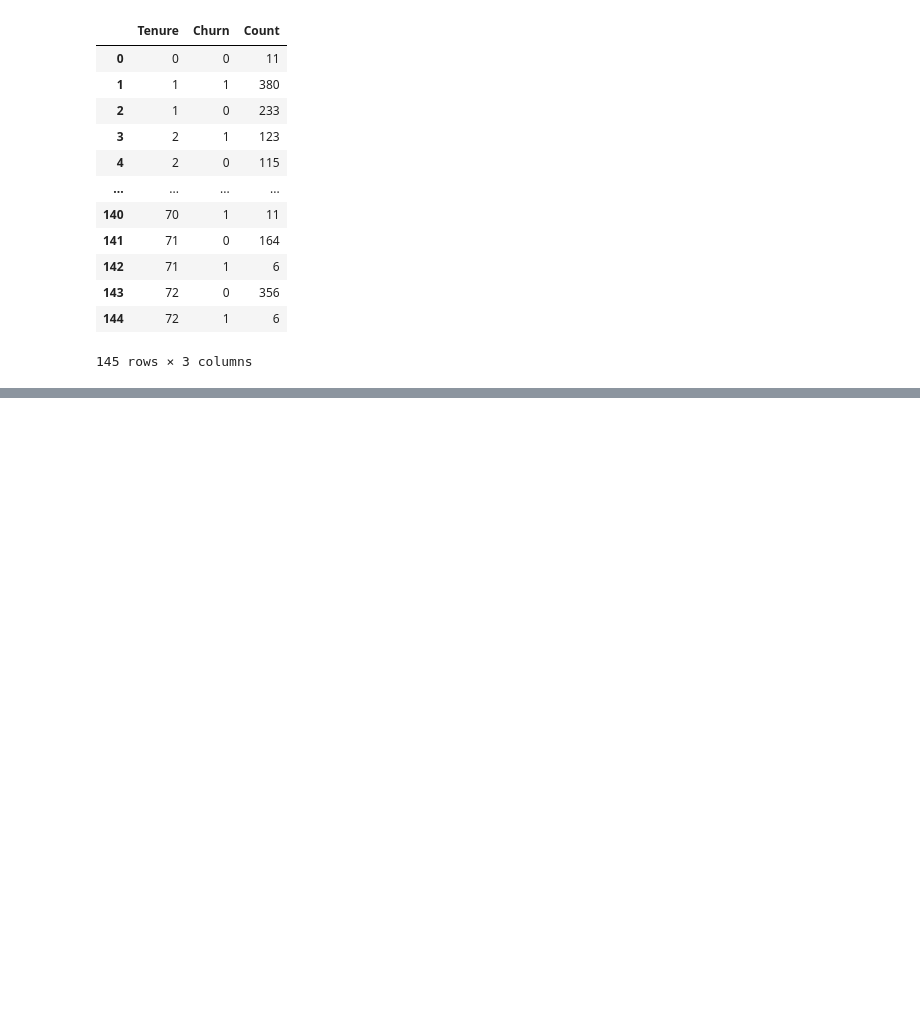
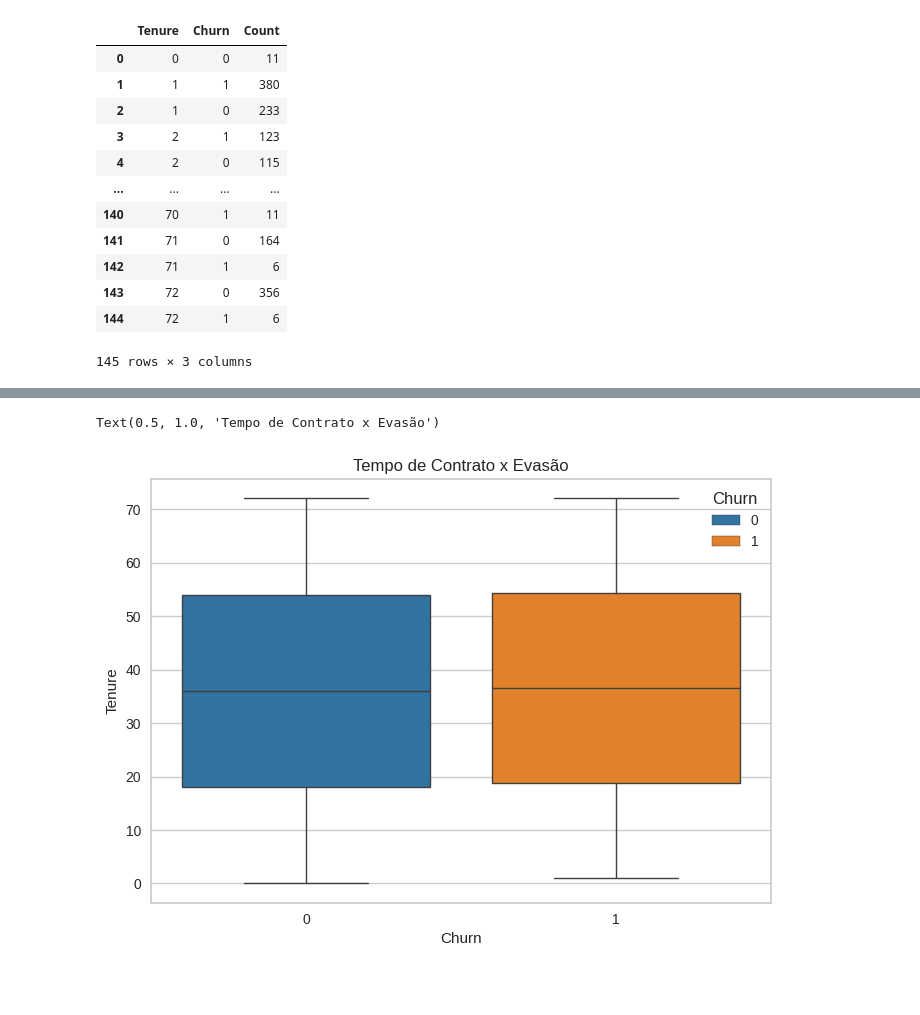
Before and after one commit to AntonioBMesquita/Challenge-Telecomx-2, a Jupyter notebook: TelecomX_parte_2.ipynb, the cells around one changed output, grey strips where cells are left out. Cells and saved outputs as stored; diff of their text form; code cells hidden in the pictures; blank space fills up the shorter version.

```diff
--- a/TelecomX_parte_2.ipynb
+++ b/TelecomX_parte_2.ipynb
@@ -206,3 +204,9 @@ px.box(tempo_contrato,x='Churn',y='Tenure',color='Churn')
+# %%
+sns.boxplot(tempo_contrato,x='Churn',y='Tenure',hue='Churn',palette='tab10')
+plt.title('Tempo de Contrato x Evasão')
+# %% [output]
+Text(0.5, 1.0, 'Tempo de Contrato x Evasão')
+[figure, added]
 # %% [markdown]
 ##
 # %%
```
Also changed, not shown: parts of 2 cells of this notebook.
